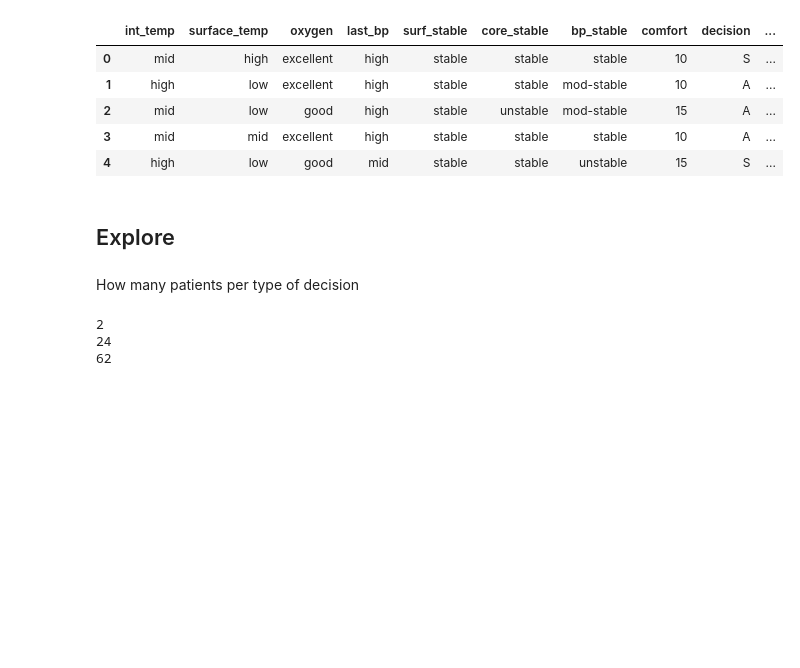
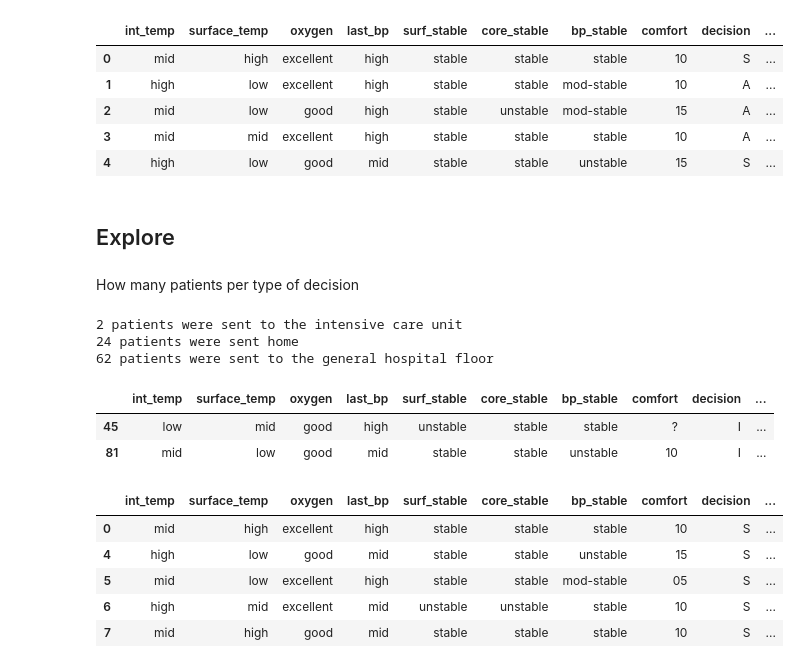
Before and after one commit to ksanmiguel10/projects, a Jupyter notebook: post_operative/post_op_acquire_prep.ipynb, the cells around one changed output. Saved outputs shown, nothing was run; the diff lists cells and outputs as text; code cells hidden in the pictures; blank space fills up the shorter version.

```diff
--- a/post_operative/post_op_acquire_prep.ipynb
+++ b/post_operative/post_op_acquire_prep.ipynb
@@ -100,10 +101,25 @@ general = df[df.decision == 'A']
 # %% [markdown]
 How many patients per type of decision
 # %%
-print(int_care.decision.count())
-print(home.decision.count())
-print(general.decision.count())
+print(int_care.decision.count(), 'patients were sent to the intensive care unit')
+print(home.decision.count(), 'patients were sent home')
+print(general.decision.count(), 'patients were sent to the general hospital floor')
 # %% [output]
-2
-24
-62
+2 patients were sent to the intensive care unit
+24 patients were sent home
+62 patients were sent to the general hospital floor
+# %%
+int_care
+# %% [output]
+|  | int_temp | surface_temp | oxygen | last_bp | surf_stable | core_stable | bp_stable | comfort | decision | ... |
+| 45 | low | mid | good | high | unstable | stable | stable | ? | I | ... |
+| 81 | mid | low | good | mid | stable | stable | unstable | 10 | I | ... |
+# %%
+home.head()
+# %% [output]
+|  | int_temp | surface_temp | oxygen | last_bp | surf_stable | core_stable | bp_stable | comfort | decision | ... |
+| 0 | mid | high | excellent | high | stable | stable | stable | 10 | S | ... |
+| 4 | high | low | good | mid | stable | stable | unstable | 15 | S | ... |
+| 5 | mid | low | excellent | high | stable | stable | mod-stable | 05 | S | ... |
+| 6 | high | mid | excellent | mid | unstable | unstable | stable | 10 | S | ... |
+| 7 | mid | high | good | mid | stable | stable | stable | 10 | S | ... |
```
Also changed, not shown: parts of 7 cells of this notebook.
